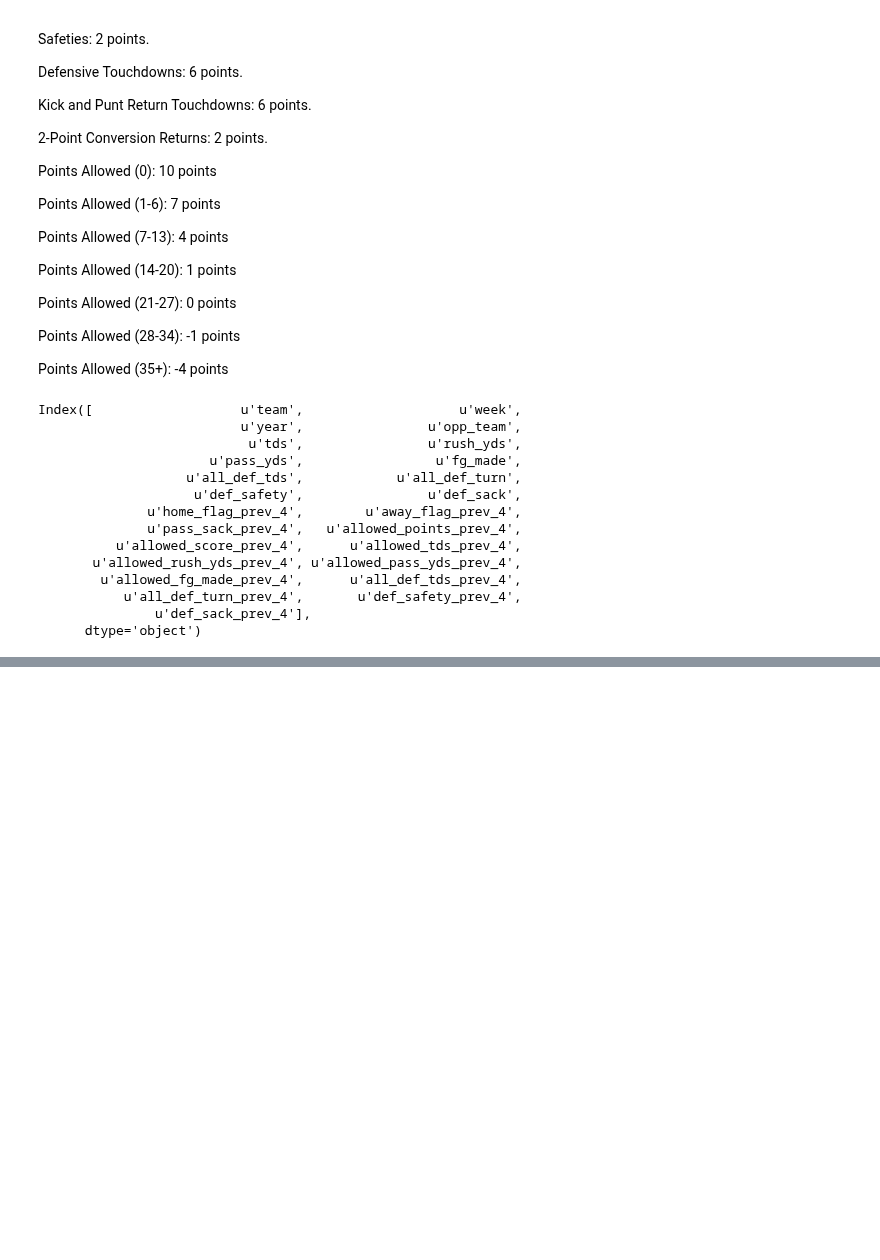
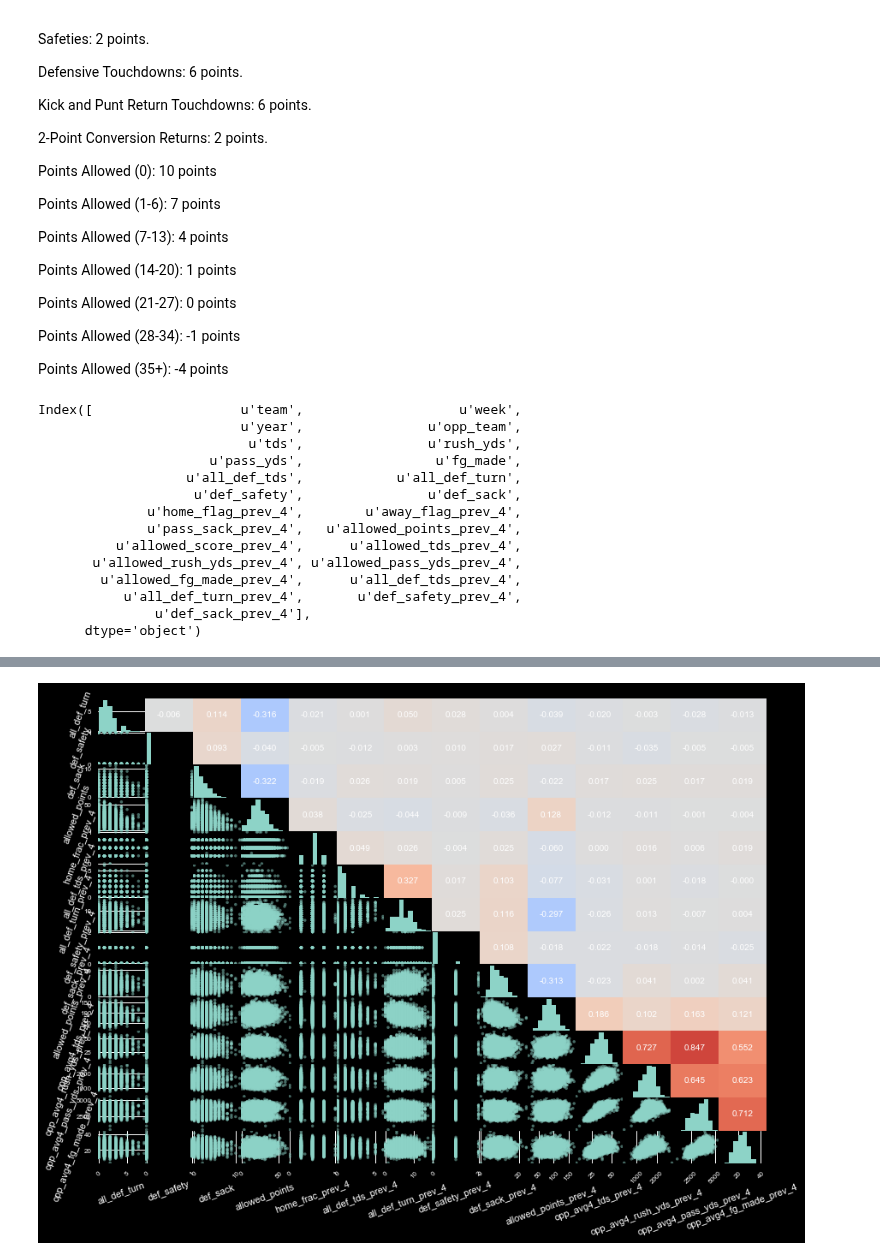
Before and after one commit to markertsean/Fantasy_Football, a Jupyter notebook: exploration/Def.ipynb, the cells around one changed output, grey strips where cells are left out. Saved outputs shown, nothing was run; the diff lists cells and outputs as text; code cells hidden in the pictures; blank space fills up the shorter version.

```diff
--- a/exploration/Def.ipynb
+++ b/exploration/Def.ipynb
@@ -349,0 +407,6 @@ bar = aps.calc_prev_team_stats( bar, bar.columns.values[4:] )
+# %%
+import df_visualizations as dv
+
+dv.corr_plot( use_df[ use_df.columns.values[5:]] )
+# %% [output]
+[figure, added]
```
Also changed, not shown: parts of 11 cells of this notebook, 2 other files.
